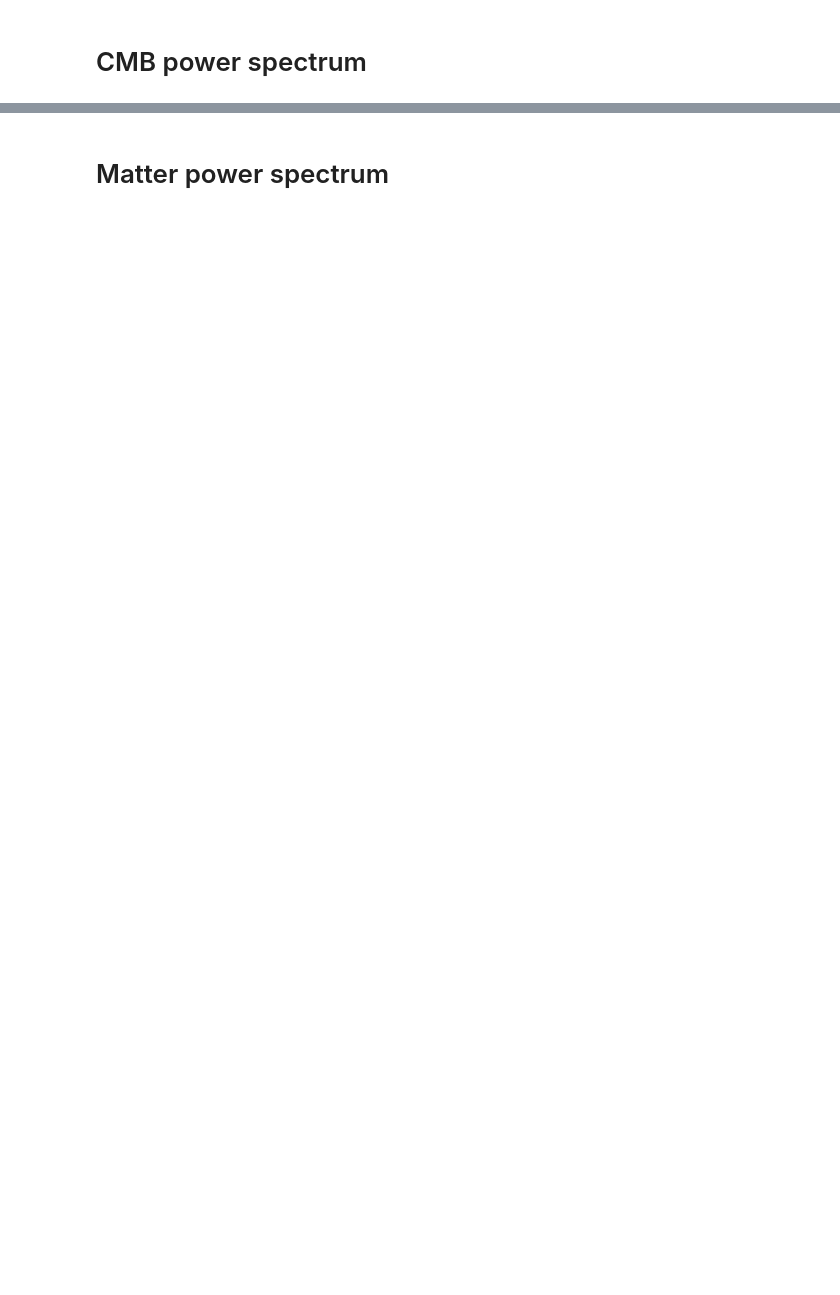
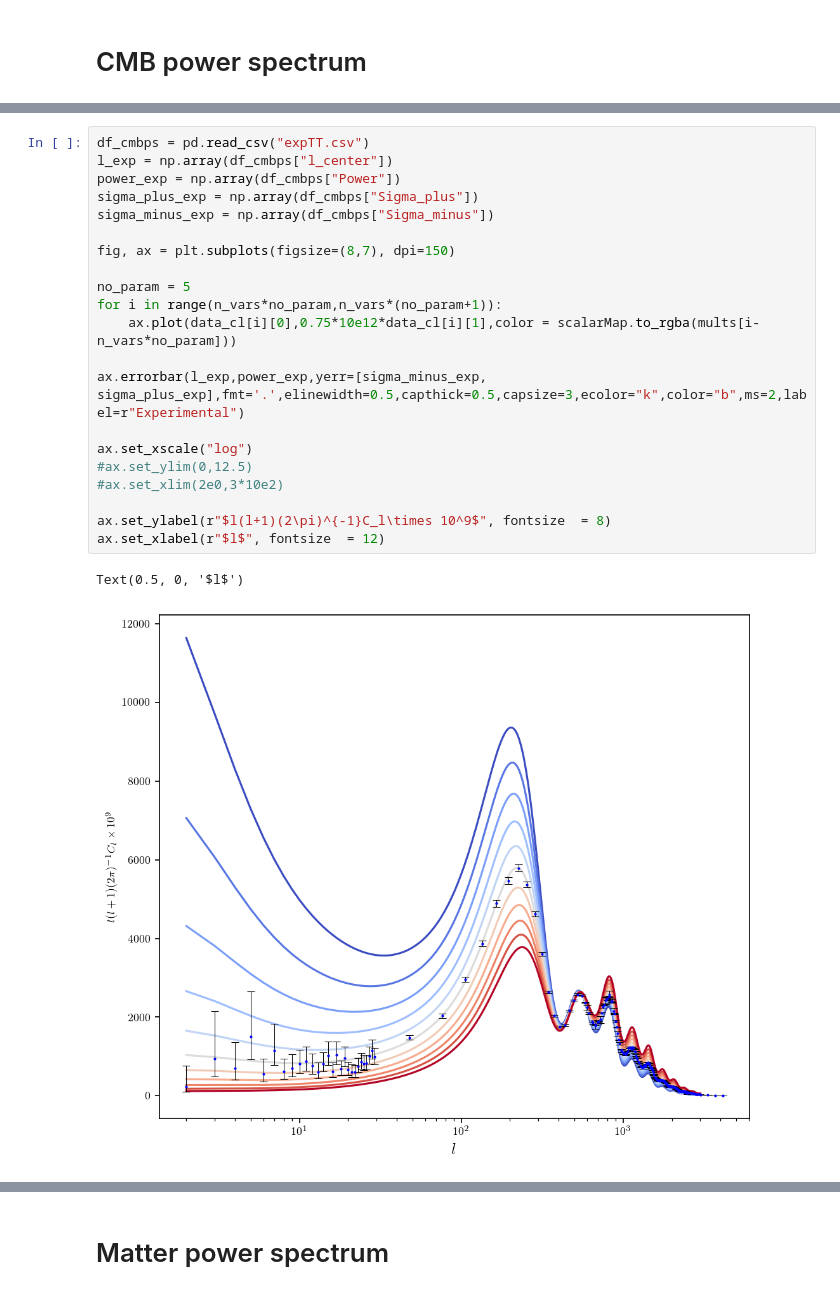
Before and after one commit to ChavezUriel/CosmoProj2, a Jupyter notebook: plots.ipynb, the cells around one changed output, grey strips where cells are left out. Cells and saved outputs as stored; diff of their text form; blank space fills up the shorter version.

```diff
--- a/plots.ipynb
+++ b/plots.ipynb
@@ -71,0 +106,24 @@ Text(0.5, 0, '$l$')
+# %%
+df_cmbps = pd.read_csv("expTT.csv")
+l_exp = np.array(df_cmbps["l_center"])
+power_exp = np.array(df_cmbps["Power"])
+sigma_plus_exp = np.array(df_cmbps["Sigma_plus"])
+sigma_minus_exp = np.array(df_cmbps["Sigma_minus"])
+
+fig, ax = plt.subplots(figsize=(8,7), dpi=150)
+
+no_param = 5
+for i in range(n_vars*no_param,n_vars*(no_param+1)):
+    ax.plot(data_cl[i][0],0.75*10e12*data_cl[i][1],color = scalarMap.to_rgba(mults[i-n_vars*no_param]))
+
+ax.errorbar(l_exp,power_exp,yerr=[sigma_minus_exp, sigma_plus_exp],fmt='.',elinewidth=0.5,capthick=0.5,capsize=3,ecolor="k",color="b",ms=2,label=r"Experimental")
+
+ax.set_xscale("log")
+#ax.set_ylim(0,12.5)
+#ax.set_xlim(2e0,3*10e2)
+
+ax.set_ylabel(r"$l(l+1)(2\pi)^{-1}C_l\times 10^9$", fontsize  = 8)
+ax.set_xlabel(r"$l$", fontsize  = 12)
+# %% [output]
+Text(0.5, 0, '$l$')
+[figure, added]
```
Also changed, not shown: parts of 13 cells of this notebook, 1 other file.
